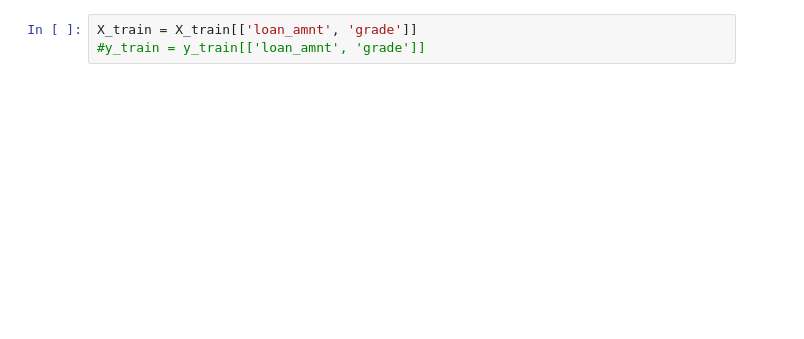
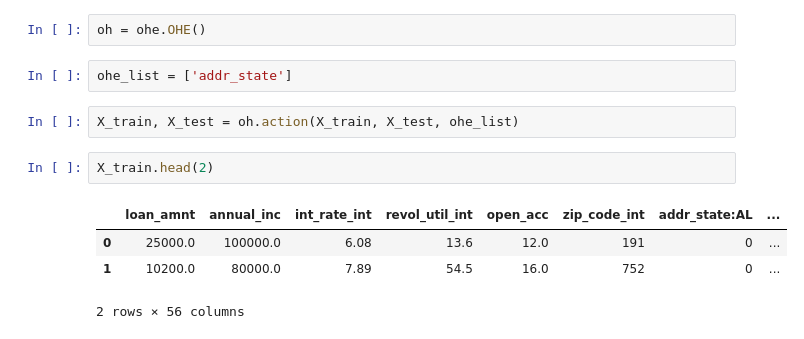
Before and after one commit to fayadabbasi/CreditRisk, a Jupyter notebook: LC_test_7.ipynb, the cells around one changed output. Drawn from its saved outputs; the diff is of its cells as text; blank space fills up the shorter version.

```diff
--- a/LC_test_7.ipynb
+++ b/LC_test_7.ipynb
@@ -13,6 +21,16 @@ Index(['loan_amnt', 'grade'], dtype='object')
-# %%
-X_train = X_train[['loan_amnt', 'grade']]
-#y_train = y_train[['loan_amnt', 'grade']]
+# %%
+oh = ohe.OHE()
+# %%
+ohe_list = ['addr_state']
+# %%
+X_train, X_test = oh.action(X_train, X_test, ohe_list)
+# %%
+X_train.head(2)
+# %% [output]
+|  | loan_amnt | annual_inc | int_rate_int | revol_util_int | open_acc | zip_code_int | addr_state:AL | ... |
+| 0 | 25000.0 | 100000.0 | 6.08 | 13.6 | 12.0 | 191 | 0 | ... |
+| 1 | 10200.0 | 80000.0 | 7.89 | 54.5 | 16.0 | 752 | 0 | ... |
+2 rows × 56 columns
 # %%
 def action_woe(X_train, y_train):
     '''
```
Also changed, not shown: parts of 8 cells of this notebook, 2 other files.
